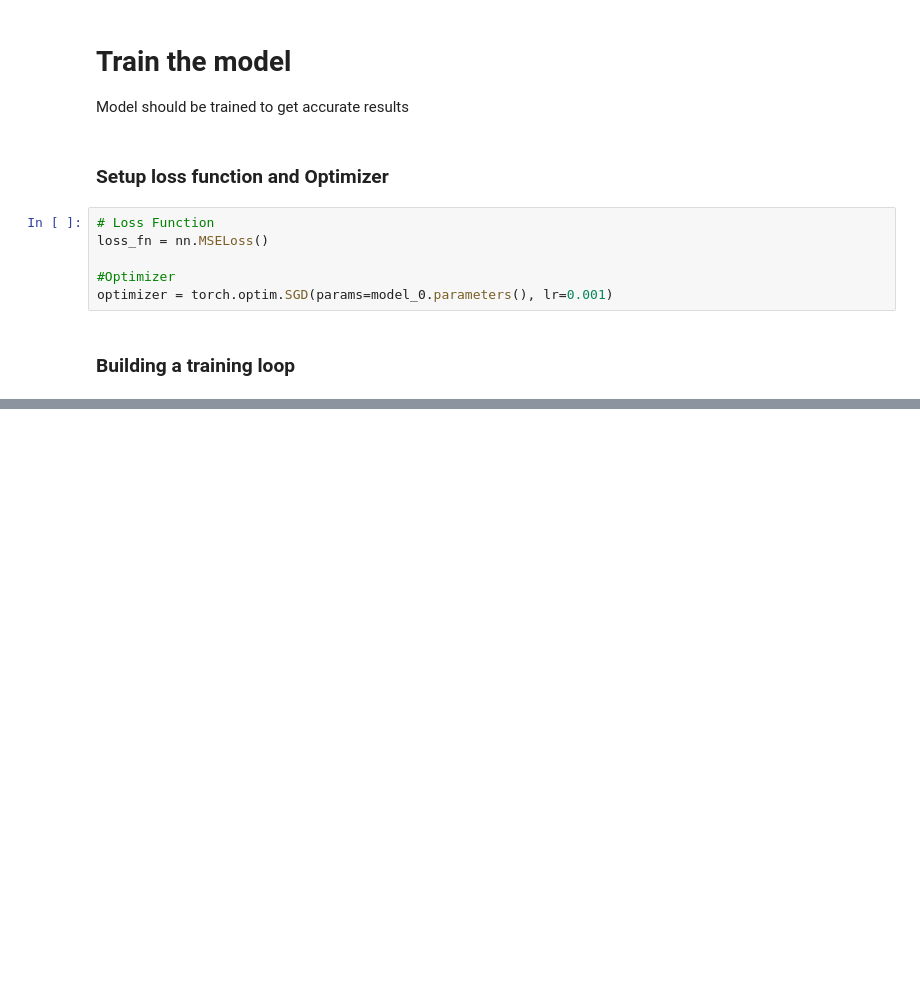
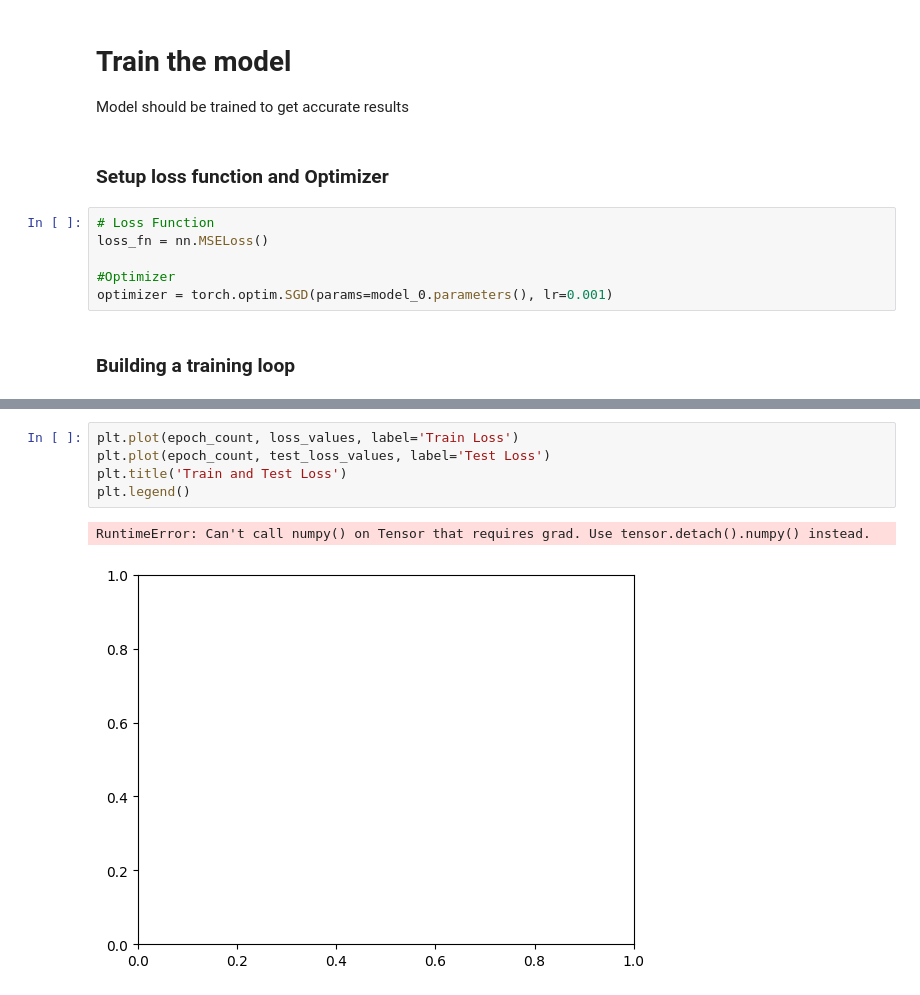
Before and after one commit to Dhaks13/My_DL_Works, a Jupyter notebook: learnings/01_PyTorch_Workflows.ipynb, the cells around one changed output, grey strips where cells are left out. Saved outputs shown, nothing was run; the diff lists cells and outputs as text; blank space fills up the shorter version.

```diff
--- a/learnings/01_PyTorch_Workflows.ipynb
+++ b/learnings/01_PyTorch_Workflows.ipynb
@@ -185,0 +313,8 @@ for epoch in range(epochs):
+# %%
+plt.plot(epoch_count, loss_values, label='Train Loss')
+plt.plot(epoch_count, test_loss_values, label='Test Loss')
+plt.title('Train and Test Loss')
+plt.legend()
+# %% [output]
+RuntimeError: Can't call numpy() on Tensor that requires grad. Use tensor.detach().numpy() instead.
+[figure, added]
```
Also changed, not shown: parts of 10 cells of this notebook.
